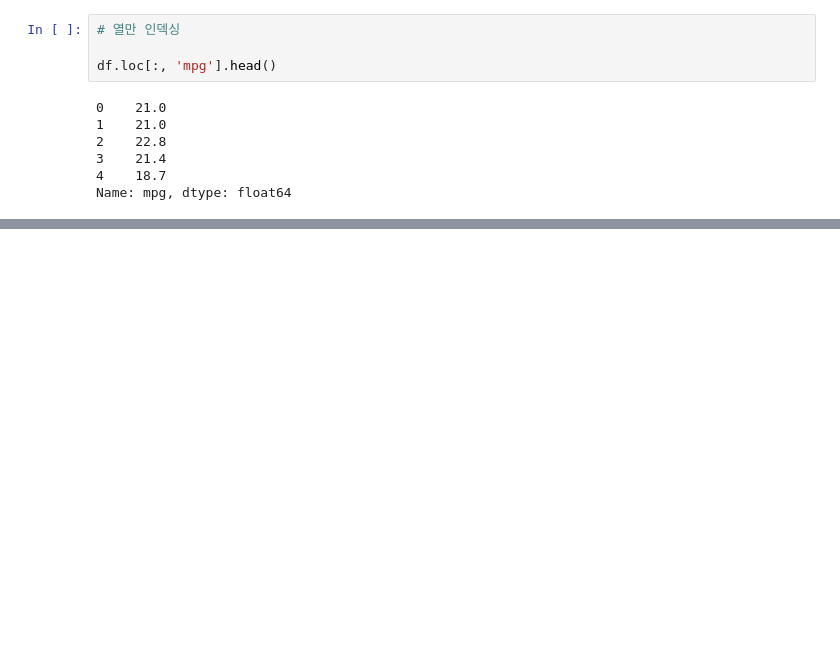
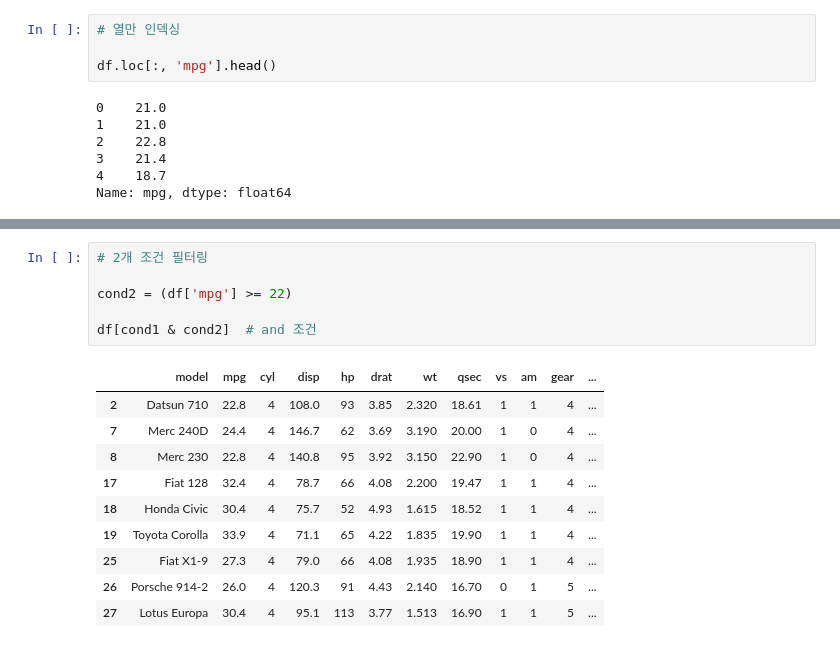
Before and after one commit to yjspheal/Study, a Jupyter notebook: Python/BigData_Analyzer_Cert/1st_subject.ipynb, the cells around one changed output, grey strips where cells are left out. Saved outputs shown, nothing was run; the diff lists cells and outputs as text; blank space fills up the shorter version.

```diff
--- a/Python/BigData_Analyzer_Cert/1st_subject.ipynb
+++ b/Python/BigData_Analyzer_Cert/1st_subject.ipynb
@@ -329,0 +442,17 @@ df.loc[0:3, ['mpg', 'cyl', 'disp']]     # ※ loc 인덱스는 뒤 숫자까지
+# %%
+# 2개 조건 필터링
+
+cond2 = (df['mpg'] >= 22)
+
+df[cond1 & cond2]  # and 조건
+# %% [output]
+|  | model | mpg | cyl | disp | hp | drat | wt | qsec | vs | am | gear | ... |
+| 2 | Datsun 710 | 22.8 | 4 | 108.0 | 93 | 3.85 | 2.320 | 18.61 | 1 | 1 | 4 | ... |
+| 7 | Merc 240D | 24.4 | 4 | 146.7 | 62 | 3.69 | 3.190 | 20.00 | 1 | 0 | 4 | ... |
+| 8 | Merc 230 | 22.8 | 4 | 140.8 | 95 | 3.92 | 3.150 | 22.90 | 1 | 0 | 4 | ... |
+| 17 | Fiat 128 | 32.4 | 4 | 78.7 | 66 | 4.08 | 2.200 | 19.47 | 1 | 1 | 4 | ... |
+| 18 | Honda Civic | 30.4 | 4 | 75.7 | 52 | 4.93 | 1.615 | 18.52 | 1 | 1 | 4 | ... |
+| 19 | Toyota Corolla | 33.9 | 4 | 71.1 | 65 | 4.22 | 1.835 | 19.90 | 1 | 1 | 4 | ... |
+| 25 | Fiat X1-9 | 27.3 | 4 | 79.0 | 66 | 4.08 | 1.935 | 18.90 | 1 | 1 | 4 | ... |
+| 26 | Porsche 914-2 | 26.0 | 4 | 120.3 | 91 | 4.43 | 2.140 | 16.70 | 0 | 1 | 5 | ... |
+| 27 | Lotus Europa | 30.4 | 4 | 95.1 | 113 | 3.77 | 1.513 | 16.90 | 1 | 1 | 5 | ... |
```
Also changed, not shown: parts of 32 cells of this notebook.
